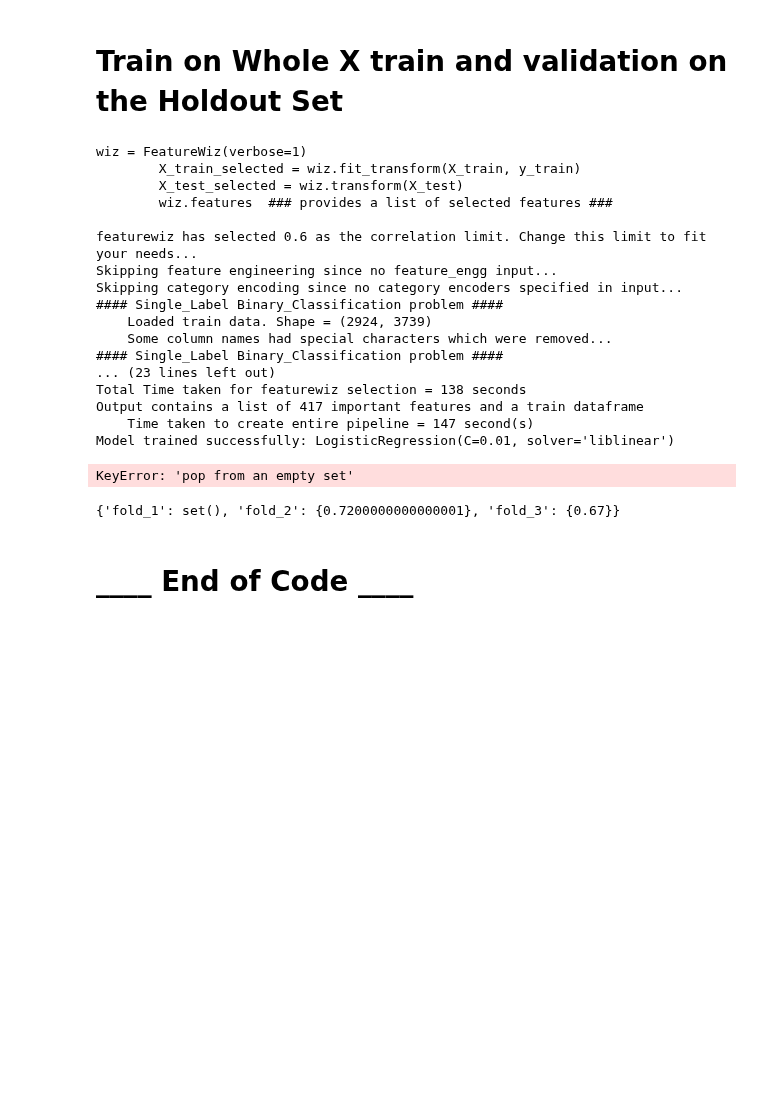
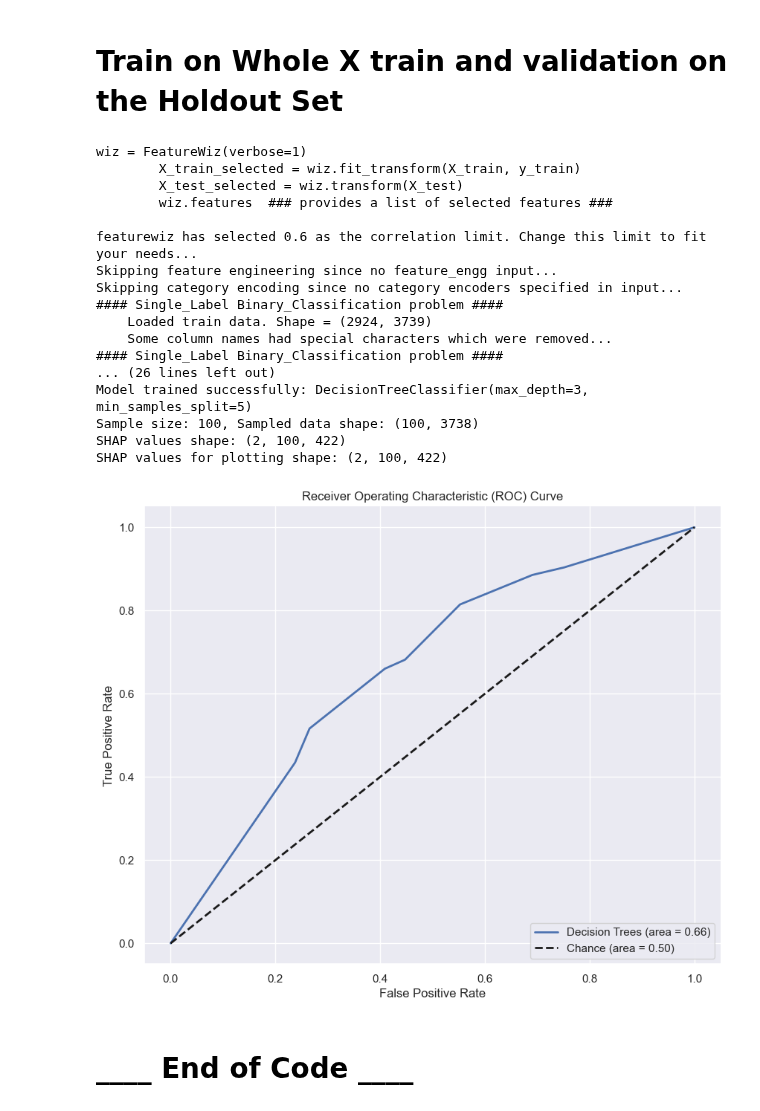
Before and after one commit to dzaridis/simplatab-machine-learning-automator, a Jupyter notebook: experimentation.ipynb, the cells around one changed output. Saved outputs shown, nothing was run; the diff lists cells and outputs as text; code cells hidden in the pictures; blank space fills up the shorter version.

```diff
--- a/experimentation.ipynb
+++ b/experimentation.ipynb
@@ -60,7 +70,7 @@ ada_hyperparameters = {'n_estimators': 50}
 rf_hyperparameters = {'n_estimators': 100}
 dt_hyperparameters = {'criterion': 'gini'}
 
-names = ["Logistic Regression", "SVM", "Random Forest", "AdaBoost", "Decision trees", "XGBoost"]
+names = ["Logistic Regression", "Support Vector Machines", "Random Forest", "AdaBoost", "Decision Trees", "XGBoost"]
 classifiers = [LogisticRegression, SVC, RandomForestClassifier, AdaBoostClassifier, DecisionTreeClassifier, XGBClassifier]
 hypers = [lr_hyperparameters , svm_hyperparameters, rf_hyperparameters, ada_hyperparameters, dt_hyperparameters, xgb_hyperparameters]
 # %%
@@ -92,7 +102,7 @@ ada_hyperparameters = {
 }
 
 dt_hyperparameters = {
-    'max_depth': [None, 2,3, 5, 10, 20, 30, 50],
+    'max_depth': [None, 2,3, 5, 10, 20, 30],
     'min_samples_split': [2, 5, 10],
     'min_samples_leaf': [1, 2, 4],
 }
@@ -112,10 +122,10 @@ pipeline_dict ={}
 scores_storage = {}
 params_dict = {}
 thresholds = {}
+# to add the automated k-fold selector based on the number of y
 skf = StratifiedKFold(n_splits=3, shuffle = True, random_state=10)
-skf.split(X_train, y_train)
 for cls, hp, nm in zip(classifiers, hypers, names):
-    if nm=="Logistic Regression":
+    if nm=="Decision Trees":
     # find optimal parameters
         pipeline = pipelines.MLPipeline(X_train, y_train, cls, hp)
         pipeline.execute_feature_selection(corr_limit=0.6)
@@ -127,17 +137,8 @@ for cls, hp, nm in zip(classifiers, hypers, names):
 
         hpers = params # best parameters based on cv grid search
 
-        # Run the tests on best parameters
-        pipeline = pipelines.MLPipeline(X_train, y_train, cls, hpers)
-        pipeline.execute_feature_selection(corr_limit=0.6)
-        pipeline.execute_preprocessing()
-        pipeline.train_model()
-        ppln = pipeline.build_pipeline()
-        pipeline_dict.update({nm:ppln})
-
-        scores_storage.update({nm:{}})
-        thresholds.update({nm:None})
-
+        scores_storage_algo = {}
+        thresholds_algo = {}
         for i, (train_index, test_index) in enumerate(skf.split(X_train, y_train)):
             xtrain = X_train.iloc[train_index,:]
             ytrain = y_train.iloc[train_index]
@@ -156,13 +157,15 @@ for cls, hp, nm in zip(classifiers, hypers, names):
             # Find optimal threshold
             tho = behave_metrics.ThresholdOptimizer(ppln, xtrain, ytrain)
             thresh = tho.find_optimal_threshold(metric_to_track="AUC")
-            thresholds[nm].update({f"fold_{i+1}":{thresh}})
+            thresholds_algo.update({f"fold_{i+1}":thresh})
 
             # Compute metrics on that threshold
             mr = behave_metrics.Metrics(scores, yval)
             mr.compute_metrics(threshold=thresh)
             scores_dict = mr.get_scores() # the scores on the fold based on the best hyperparameters
-            scores_storage[nm].update({f"fold_{i+1}":scores_dict})
+            scores_storage_algo.update({f"fold_{i+1}":scores_dict})
+        scores_storage.update({nm:scores_storage_algo})
+        thresholds.update({nm:thresholds_algo})
 # %% [output]
 wiz = FeatureWiz(verbose=1)
         X_train_selected = wiz.fit_transform(X_train, y_train)
@@ -189,7 +194,7 @@ pipeline_dict_inf = {}
 params_inf= {}
 scores_inf = {}
 for cls, hp, nm in zip(classifiers, hypers, names):
-    if nm=="Logistic Regression":
+    if nm=="Decision Trees":
         hpers = params_dict[nm]
         pipeline = pipelines.MLPipeline(X_train, y_train, cls, hpers)
         pipeline.execute_feature_selection(corr_limit=0.6)
@@ -199,7 +204,7 @@ for cls, hp, nm in zip(classifiers, hypers, names):
         pipeline_dict_inf.update({nm:ppln})
         params_inf.update({nm:params})
 
-        me = behave_metrics.ModelEvaluator(ppln,xval)
+        me = behave_metrics.ModelEvaluator(ppln,X_test)
         scores = me.evaluate()["y_test"]
 
         # Set optimal threshold as the average across Folds
@@ -209,42 +214,41 @@ for cls, hp, nm in zip(classifiers, hypers, names):
             cnt += 1
             meas += val
         average_threshold = meas/cnt if cnt!=0 else 0.5
 
         # Compute metrics on that threshold
-        mr = behave_metrics.Metrics(scores, yval)
+        mr = behave_metrics.Metrics(scores, y_test)
         mr.compute_metrics(threshold=average_threshold)
         scores_dict = mr.get_scores() # the scores on the fold based on the best hyperparameters
         scores_inf.update({nm:scores_dict})
 
         # Perform Shap
         sp = shap_module.ShapAnalysis(X_val = X_test, pipeline_module = ppln, features=pipeline.selected_features)
         shap_values,features = sp.perform_shap(), pipeline.selected_features
-        sp.plot_shap_values(model_name=nm, path=r"./Materials/Shap_Features")
+
+        os.mkdir(os.path.join("Materials", "Shap_Features"), exist_ok=True)
+        path_shap = os.path.join("Materials", "Shap_Features")
+        sp.plot_shap_values(model_name=nm, path= path_shap)
 
 # display roc curves
 roc = behave_metrics.ROCCurveEvaluator(pipeline_dict_inf,X_test=X_test, y_true=y_test)
 roc.evaluate_models()
 roc.plot_roc_curves(save_path=r"./Materials")
 # %% [output]
 wiz = FeatureWiz(verbose=1)
         X_train_selected = wiz.fit_transform(X_train, y_train)
         X_test_selected = wiz.transform(X_test)
         wiz.features  ### provides a list of selected features ###
 
 featurewiz has selected 0.6 as the correlation limit. Change this limit to fit your needs...
 Skipping feature engineering since no feature_engg input...
 Skipping category encoding since no category encoders specified in input...
 #### Single_Label Binary_Classification problem ####
     Loaded train data. Shape = (2924, 3739)
     Some column names had special characters which were removed...
 #### Single_Label Binary_Classification problem ####
-... (23 lines left out)
-Total Time taken for featurewiz selection = 138 seconds
-Output contains a list of 417 important features and a train dataframe
-    Time taken to create entire pipeline = 147 second(s)
-Model trained successfully: LogisticRegression(C=0.01, solver='liblinear')
+... (26 lines left out)
+Model trained successfully: DecisionTreeClassifier(max_depth=3, min_samples_split=5)
+Sample size: 100, Sampled data shape: (100, 3738)
+SHAP values shape: (2, 100, 422)
+SHAP values for plotting shape: (2, 100, 422)
-KeyError: 'pop from an empty set'
+[figure, added]
-# %%
-thresholds[nm]
-# %% [output]
-{'fold_1': set(), 'fold_2': {0.7200000000000001}, 'fold_3': {0.67}}
```
Also changed, not shown: parts of 6 cells of this notebook, 14 other files.
